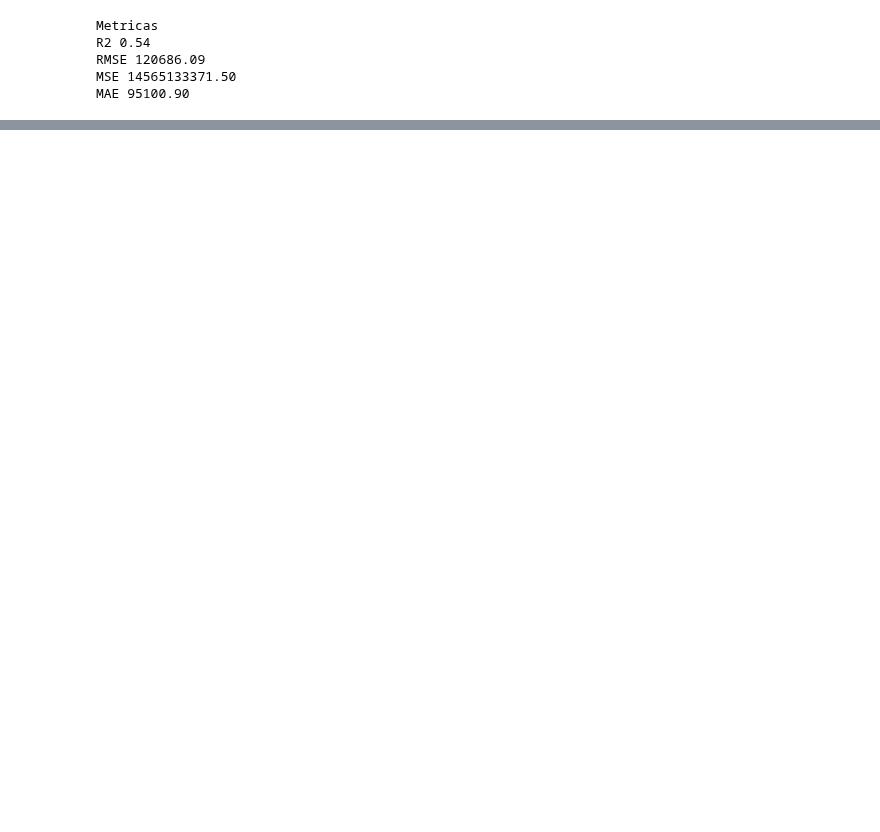
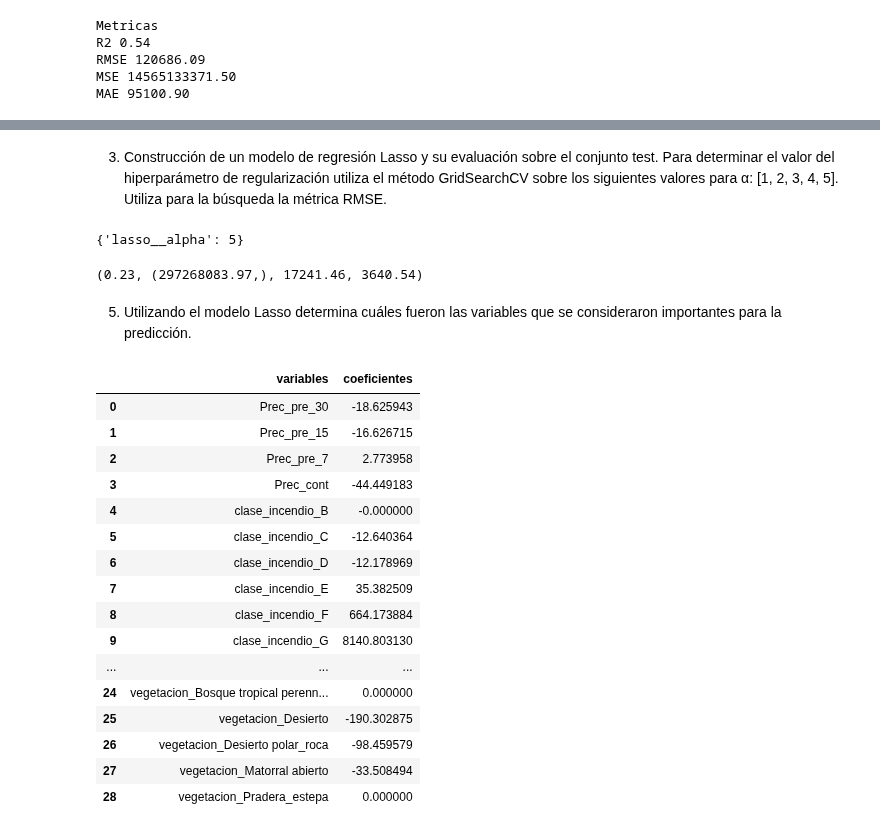
Before and after one commit to onavarrete04/Introduccion-Ciencia-Datos, a Jupyter notebook: 2023_MML.ipynb, the cells around one changed output, grey strips where cells are left out. Cells and saved outputs as stored; diff of their text form; code cells hidden in the pictures; blank space fills up the shorter version.

Commit message:
Realizando práctica conceptual de modelo ridge y lasso que intentan genrar modelos más simples y facilitar la generalización, igualmente se utiliza modelo de regresión polinomial

```diff
--- a/2023_MML.ipynb
+++ b/2023_MML.ipynb
@@ -1758,0 +1800,5 @@ nueva_tabla
+# %%
+# creando las variables para el modelo, dependiente e independientes
+
+y = df["area_quemada"]
+X = df.drop(["area_quemada"], axis=1)
@@ -1758,0 +1897,65 @@ nueva_tabla
+# %% [markdown]
+3. Construcción de un modelo de regresión Lasso y su evaluación sobre el conjunto test. Para determinar el valor del hiperparámetro de regularización utiliza el método GridSearchCV sobre los siguientes valores para α: [1, 2, 3, 4, 5]. Utiliza para la búsqueda la métrica RMSE.
+# %%
+X_train2, X_test2, y_train2, y_test2 = train_test_split(X, y, test_size=0.2, random_state=0)
+
+# para el modelo lasso vamos a iniciar por definir las variables y estandarizarlas
+
+particiones = KFold(n_splits=10, shuffle=True, random_state=0)
+
+modelo_lasso_x = make_pipeline(StandardScaler(with_mean=False), Lasso())
+
+param_grid_x = {"lasso__alpha":[1, 2, 3, 4, 5]}
+# %%
+# Utilizamos GridSearchCv para definir el mejor modelo
+
+mejor_modelo = GridSearchCV(modelo_lasso_x, param_grid_x,cv=particiones, n_jobs=-1)
+mejor_modelo.fit(X_train2, y_train2)
+mejor_modelo.best_params_
+# %% [output]
+{'lasso__alpha': 5}
+# %%
+modelo_ultimo = mejor_modelo.best_estimator_
+y_pred_L = modelo_ultimo.predict(X_test2)
+
+R2_L1 = round(r2_score(y_test2, y_pred_L),2)
+MSE_L1 = round(mean_squared_error(y_test2, y_pred_L, squared=True), 2),
+RMSE_L1 = round(mean_squared_error(y_test2, y_pred_L, squared=False), 2)
+MAE_L1 = round(mean_absolute_error(y_test2, y_pred_L),2)
+
+(R2_L1, MSE_L1, RMSE_L1, MAE_L1)
+
+
+# Cabe que si bien se dieron unos resultados, el modelo no convergio de manera adecuada y por lo tanto, es
+# importante decir que un modelo que no converge no es óptimo para generar inferencias
+# %% [output]
+(0.23, (297268083.97,), 17241.46, 3640.54)
+# %% [markdown]
+5. Utilizando el modelo Lasso determina cuáles fueron las variables que se consideraron importantes para la predicción.
+# %%
+coeficientes = modelo_ultimo.steps[-1][-1].coef_
+variables = X.columns
+
+tabla = pd.DataFrame({
+    "variables":variables,
+    "coeficientes": coeficientes
+})
+tabla
+# %% [output]
+|  | variables | coeficientes |
+| 0 | Prec_pre_30 | -18.625943 |
+| 1 | Prec_pre_15 | -16.626715 |
+| 2 | Prec_pre_7 | 2.773958 |
+| 3 | Prec_cont | -44.449183 |
+| 4 | clase_incendio_B | -0.000000 |
+| 5 | clase_incendio_C | -12.640364 |
+| 6 | clase_incendio_D | -12.178969 |
+| 7 | clase_incendio_E | 35.382509 |
+| 8 | clase_incendio_F | 664.173884 |
+| 9 | clase_incendio_G | 8140.803130 |
+| ... | ... | ... |
+| 24 | vegetacion_Bosque tropical perenn... | 0.000000 |
+| 25 | vegetacion_Desierto | -190.302875 |
+| 26 | vegetacion_Desierto polar_roca | -98.459579 |
+| 27 | vegetacion_Matorral abierto | -33.508494 |
+| 28 | vegetacion_Pradera_estepa | 0.000000 |
```
Also changed, not shown: parts of 24 cells of this notebook.
